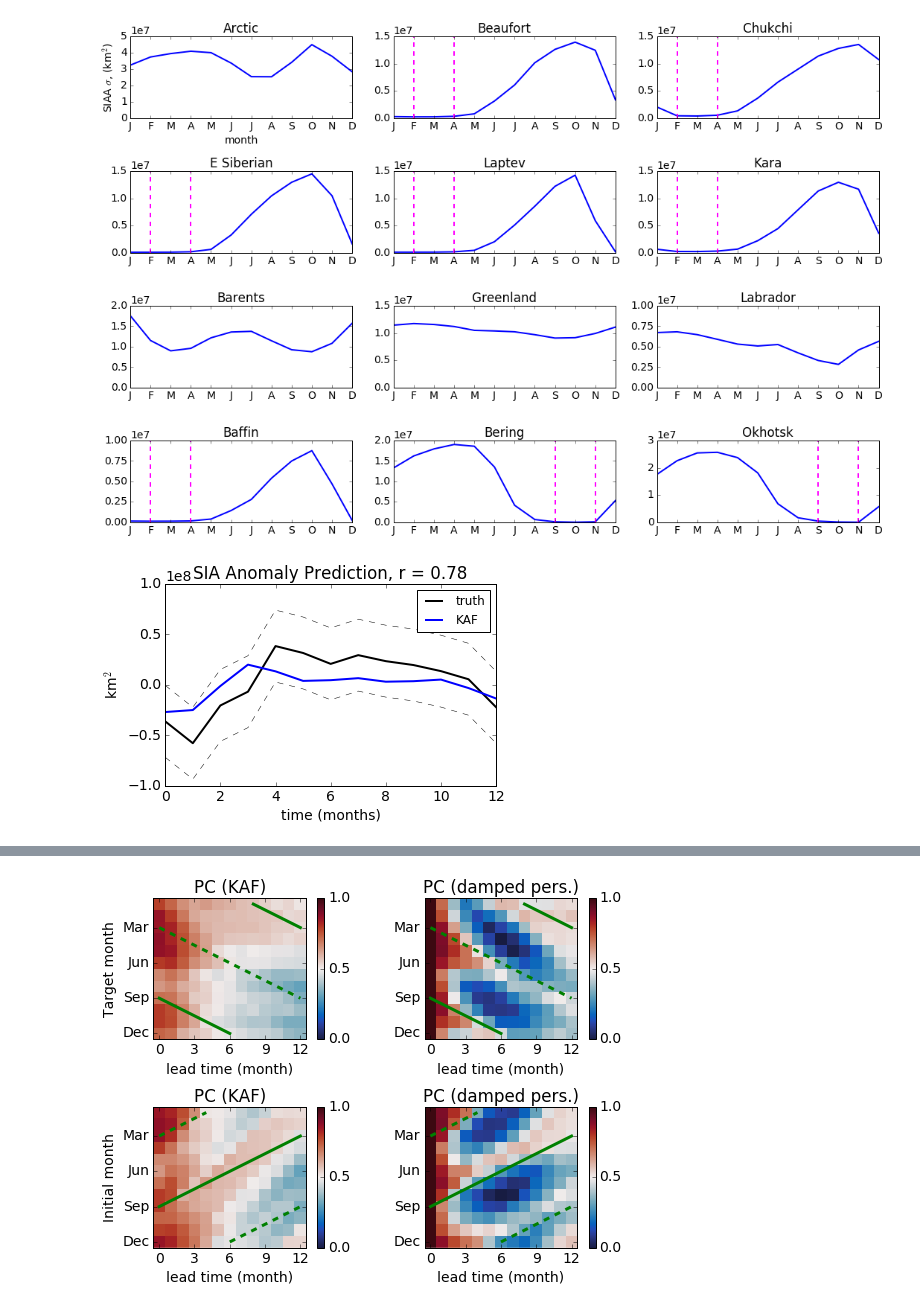
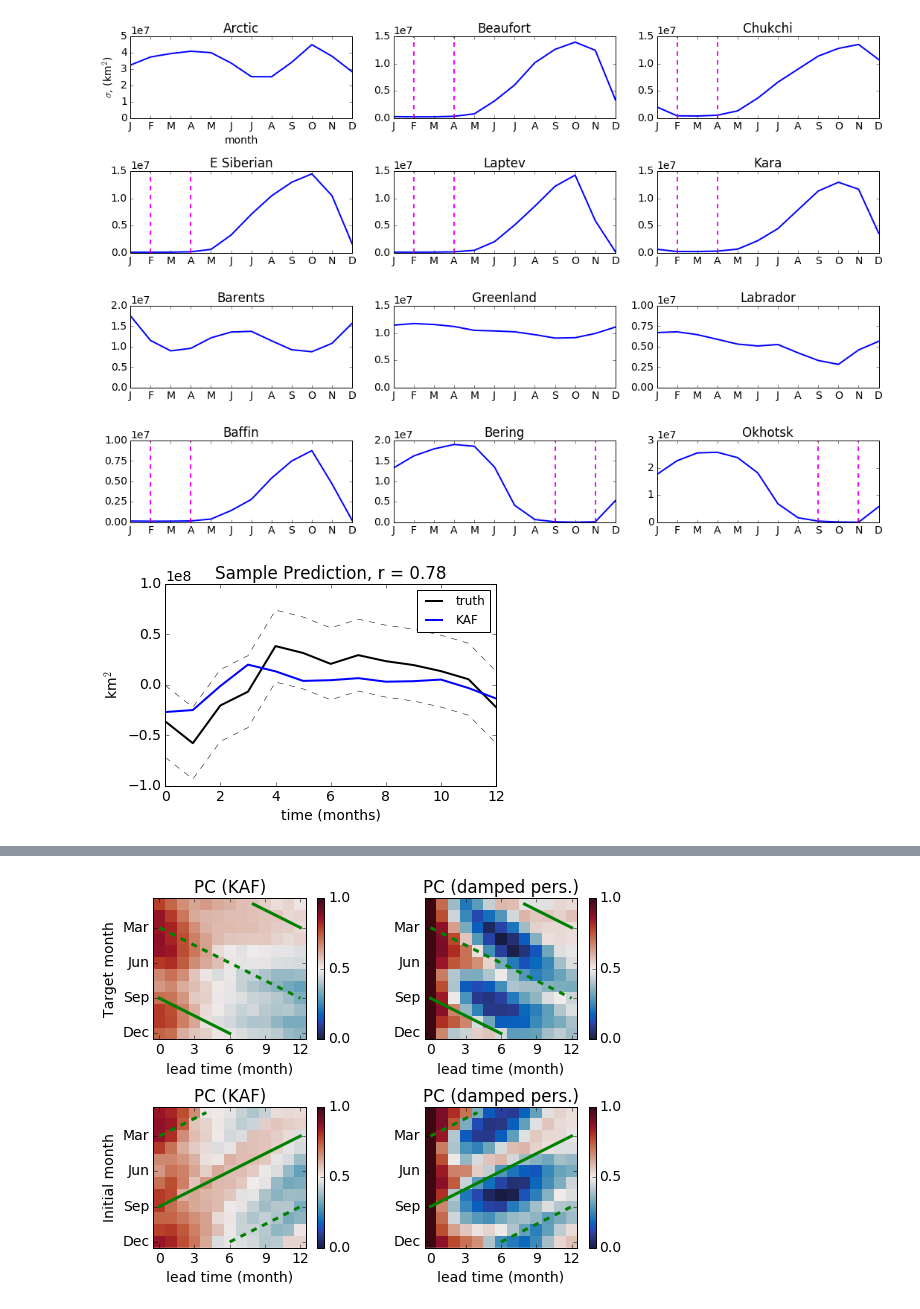
Before and after one commit to darincomeau/KAF_ASIA, a Jupyter notebook: make_figures_revision.ipynb, the cells around one changed output, grey strips where cells are left out. Cells and saved outputs as stored; diff of their text form; code cells hidden in the pictures.

Commit message:
Final version of revision figure scripts

```diff
--- a/make_figures_revision.ipynb
+++ b/make_figures_revision.ipynb
@@ -212,7 +212,7 @@ xx = range(12)
 fig = plt.figure()
 plt.subplot(4, 3, 1)
 plt.plot(xx, pred_panel_shift_1_stdTM[:, 0], 'b', label='KAF')
-plt.ylabel(r'SIAA $\sigma$, (km$^2$)')
+plt.ylabel(r'$\sigma$, (km$^2$)')
 plt.xticks(range(12), xLabels)
 plt.xlim(0, 11)
 plt.xlabel('month')
@@ -330,7 +330,7 @@ plt.tight_layout()
 # plt.savefig(SAVE_DIR + iceVar + '_std.eps', format='eps', dpi=500)
 plt.savefig(SAVE_DIR + 'Fig2.eps', format='eps', dpi=500)
 # %% [output]
-[figure, old version]
+[figure, new version]
 # %%
 """ Figure 3 """
 embedWin = 12
@@ -349,35 +349,35 @@ tLag = tLagL[0][0]
 
 truthSTD = np.std(truth)
 
 tt = np.linspace(0, tLag - 1, tLag)
 thresh = np.ones(tLag) * 0.5
 
 ts = 150
 # ts = 160
 
 x = truth[ts, :]
 y = pred_traj[ts, :]
 slope, intercept, r_value, p_value, std_err = stats.linregress(x, y)
 
 plt.rcParams.update({'font.size': 14})
 plt.rcParams.update({'figure.autolayout': True})
 # plt.rcParams.update({'font.family': 'serif'})
 plt.figure()
 plt.plot(tt, x, 'k', linewidth=2, label='truth')
 plt.plot(tt, x + truthSTD, 'k--', linewidth=0.5)
 plt.plot(tt, x - truthSTD, 'k--', linewidth=0.5)
 plt.plot(tt, y, linewidth=2, label='KAF')
 plt.xlim(0, tLag - 1)
 plt.xlabel('time (months)')
 plt.yticks((-10e7, -5e7, 0, 5e7, 10e7))
 plt.ylim(-10e7, 10e7)
 plt.ylabel(r'km$^2$')
 # plt.title('Sea Ice Area Anomaly Prediction')
-plt.title('SIAA Prediction, r = %.2f' % (r_value))
+plt.title('Sample Prediction, r = %.2f' % (r_value))
 plt.legend(loc='upper right', prop={'size': 12})
 plt.savefig(SAVE_DIR + 'Fig3.eps', format='eps', dpi=1200)
 # %% [output]
-[figure, old version]
+[figure, new version]
 # %%
 """ Figure 4 """
 embedWin = 12
```
Also changed, not shown: parts of 2 cells of this notebook, 1 other file.
